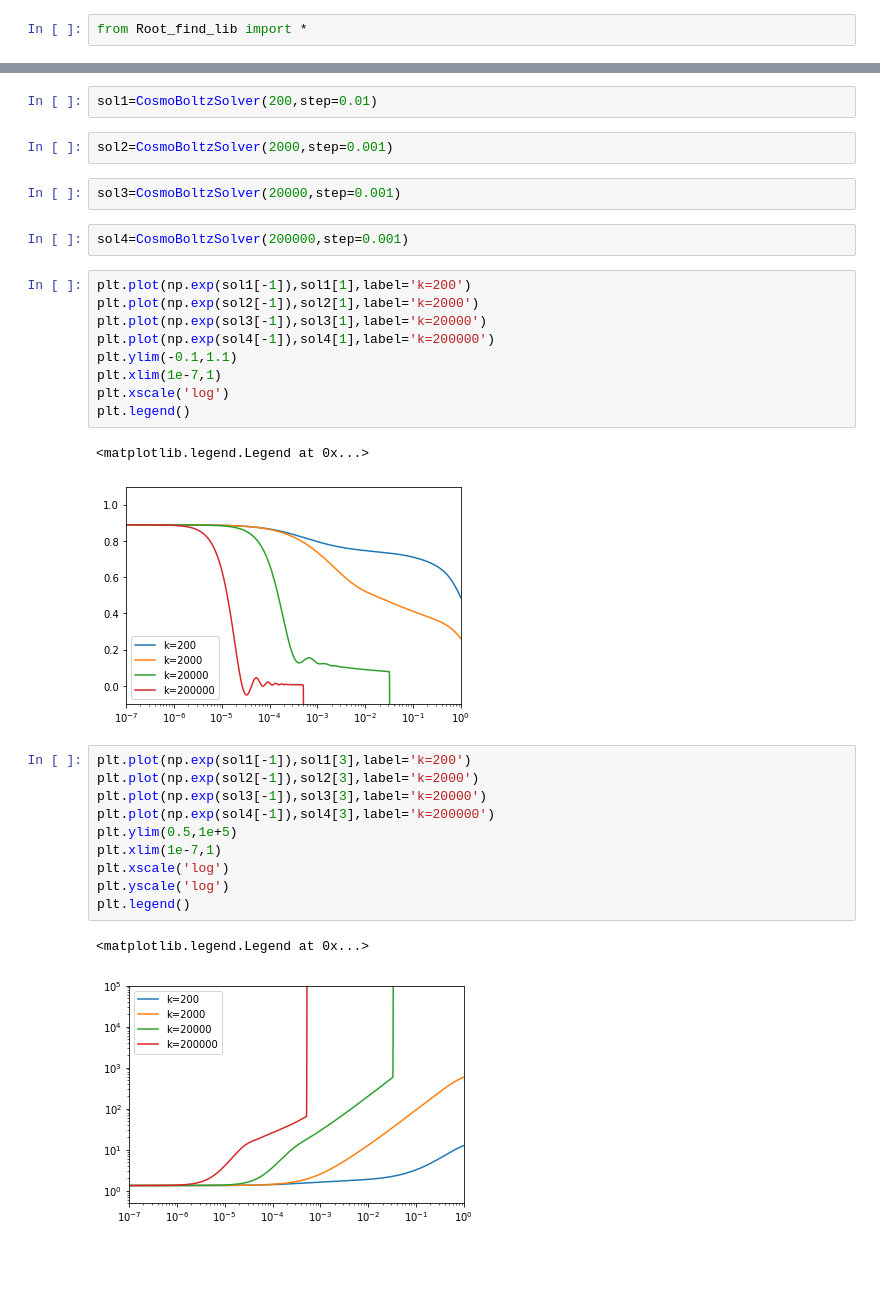
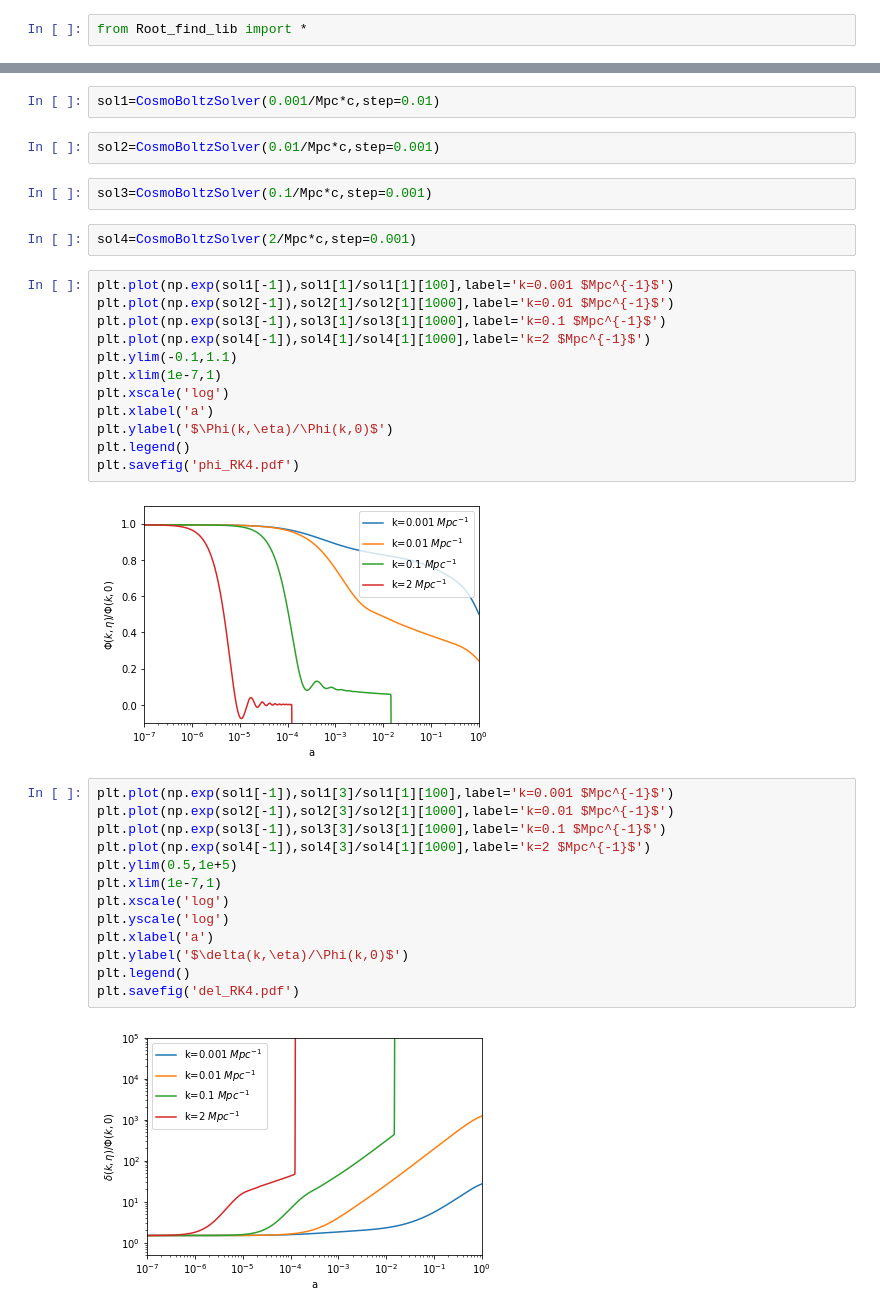
Before and after one commit to sudipniser/CompPhy-Project, a Jupyter notebook: CosmoProject.ipynb, the cells around one changed output, grey strips where cells are left out. Saved outputs shown, nothing was run; the diff lists cells and outputs as text; blank space fills up the shorter version.

```diff
--- a/CosmoProject.ipynb
+++ b/CosmoProject.ipynb
@@ -19,35 +23,39 @@ def CosmoBoltzSolver(k,step=0.01):
     sol=RK4_solve_system(RHS,lna0,Y0,step,int(20/step))
     return(sol)
 # %%
-sol1=CosmoBoltzSolver(200,step=0.01)
+sol1=CosmoBoltzSolver(0.001/Mpc*c,step=0.01)
 # %%
-sol2=CosmoBoltzSolver(2000,step=0.001)
+sol2=CosmoBoltzSolver(0.01/Mpc*c,step=0.001)
 # %%
-sol3=CosmoBoltzSolver(20000,step=0.001)
+sol3=CosmoBoltzSolver(0.1/Mpc*c,step=0.001)
 # %%
-sol4=CosmoBoltzSolver(200000,step=0.001)
+sol4=CosmoBoltzSolver(2/Mpc*c,step=0.001)
 # %%
-plt.plot(np.exp(sol1[-1]),sol1[1],label='k=200')
-plt.plot(np.exp(sol2[-1]),sol2[1],label='k=2000')
-plt.plot(np.exp(sol3[-1]),sol3[1],label='k=20000')
-plt.plot(np.exp(sol4[-1]),sol4[1],label='k=200000')
+plt.plot(np.exp(sol1[-1]),sol1[1]/sol1[1][100],label='k=0.001 $Mpc^{-1}$')
+plt.plot(np.exp(sol2[-1]),sol2[1]/sol2[1][1000],label='k=0.01 $Mpc^{-1}$')
+plt.plot(np.exp(sol3[-1]),sol3[1]/sol3[1][1000],label='k=0.1 $Mpc^{-1}$')
+plt.plot(np.exp(sol4[-1]),sol4[1]/sol4[1][1000],label='k=2 $Mpc^{-1}$')
 plt.ylim(-0.1,1.1)
 plt.xlim(1e-7,1)
 plt.xscale('log')
+plt.xlabel('a')
+plt.ylabel('$\Phi(k,\eta)/\Phi(k,0)$')
 plt.legend()
+plt.savefig('phi_RK4.pdf')
 # %% [output]
-<matplotlib.legend.Legend at 0x...>
-[figure, old version]
+[figure, new version]
 # %%
-plt.plot(np.exp(sol1[-1]),sol1[3],label='k=200')
-plt.plot(np.exp(sol2[-1]),sol2[3],label='k=2000')
-plt.plot(np.exp(sol3[-1]),sol3[3],label='k=20000')
-plt.plot(np.exp(sol4[-1]),sol4[3],label='k=200000')
+plt.plot(np.exp(sol1[-1]),sol1[3]/sol1[1][100],label='k=0.001 $Mpc^{-1}$')
+plt.plot(np.exp(sol2[-1]),sol2[3]/sol2[1][1000],label='k=0.01 $Mpc^{-1}$')
+plt.plot(np.exp(sol3[-1]),sol3[3]/sol3[1][1000],label='k=0.1 $Mpc^{-1}$')
+plt.plot(np.exp(sol4[-1]),sol4[3]/sol4[1][1000],label='k=2 $Mpc^{-1}$')
 plt.ylim(0.5,1e+5)
 plt.xlim(1e-7,1)
 plt.xscale('log')
 plt.yscale('log')
+plt.xlabel('a')
+plt.ylabel('$\delta(k,\eta)/\Phi(k,0)$')
 plt.legend()
+plt.savefig('del_RK4.pdf')
 # %% [output]
-<matplotlib.legend.Legend at 0x...>
-[figure, old version]
+[figure, new version]
```
Also changed, not shown: parts of 8 cells of this notebook, 9 other files.
